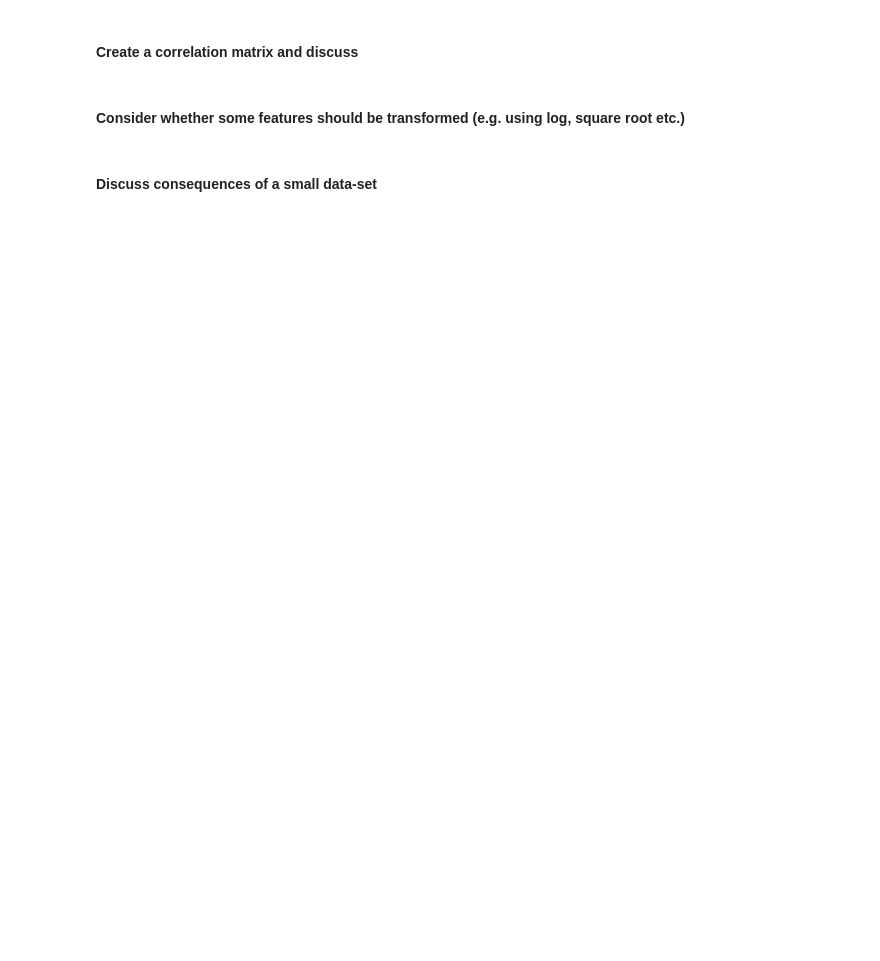
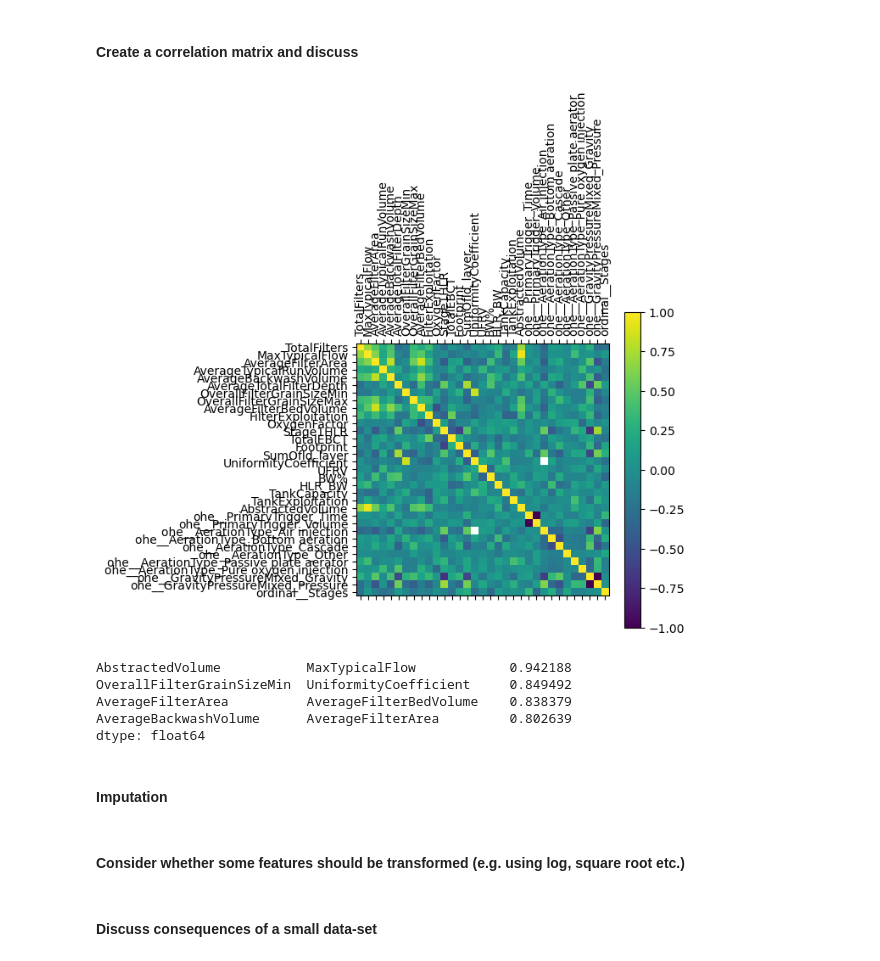
Before and after one commit to ReinhardtR/MAL1-assignment-3, a Jupyter notebook: Preprocessing - Water treatment plants.ipynb, the cells around one changed output. Cells and saved outputs as stored; diff of their text form; code cells hidden in the pictures; blank space fills up the shorter version.

```diff
--- a/Preprocessing - Water treatment plants.ipynb
+++ b/Preprocessing - Water treatment plants.ipynb
@@ -104,0 +285,18 @@ We chose a threshhold percentage of x %, and chose to remove all columns that ha
+# %%
+categorical_cols = ["PrimaryTrigger","AerationType","GravityPressureMixed"]
+ordinal_cols= ["Stages"]
+
+transformer = ColumnTransformer(
+    transformers=[
+        ("ohe", OneHotEncoder(), categorical_cols),
+        ("ordinal", OrdinalEncoder(), ordinal_cols),
+    ]
+)
+
+# Fit the transformer to the data
+df_encoded_cols = transformer.fit_transform(df_filtered)
+
+# Convert the result to a DataFrame
+df_encoded_cols = pd.DataFrame(df_encoded_cols, columns=transformer.get_feature_names_out())
+
+df_encoded_cols.head()
@@ -104,0 +310,6 @@ We chose a threshhold percentage of x %, and chose to remove all columns that ha
+# %%
+# Take the features from df_encoded, and override the features with the same names in df_filtered
+df_encoded = df_filtered.drop(columns=categorical_cols + ordinal_cols)
+df_encoded = pd.concat([df_encoded, df_encoded_cols], axis=1)
+
+df_encoded.head()
@@ -104,0 +328,7 @@ We chose a threshhold percentage of x %, and chose to remove all columns that ha
+# %%
+# For each numerical column, use the RobustScaler to scale the data
+scaler = RobustScaler()
+df_scaled = df_encoded.copy()
+df_scaled[df_scaled.columns] = scaler.fit_transform(df_scaled)
+
+df_scaled.head()
@@ -105,5 +343,35 @@ We chose a threshhold percentage of x %, and chose to remove all columns that ha
 # %% [markdown]
 #### Create a correlation matrix and discuss
+# %%
+# Make correlation matrix
+correlation_matrix = df_scaled.corr()
+
+
+# Plot the correlation matrix
+plt.matshow(correlation_matrix)
+plt.xticks(range(len(correlation_matrix.columns)), correlation_matrix.columns, rotation=90)
+plt.yticks(range(len(correlation_matrix.columns)), correlation_matrix.columns)
+plt.colorbar()
+plt.show()
+# %% [output]
+[figure, added]
+# %%
+# Print the names of the most correlated columns
+correlation_matrix = correlation_matrix.abs()
+correlation_matrix = correlation_matrix.unstack()
+correlation_matrix = correlation_matrix.sort_values(ascending=False)
+correlation_matrix = correlation_matrix[correlation_matrix < 1]
+correlation_matrix = correlation_matrix[correlation_matrix >= 0.8]
+correlation_matrix = correlation_matrix[correlation_matrix.index.get_level_values(0) < correlation_matrix.index.get_level_values(1)]
+print(correlation_matrix)
+# %% [output]
+AbstractedVolume           MaxTypicalFlow            0.942188
+OverallFilterGrainSizeMin  UniformityCoefficient     0.849492
+AverageFilterArea          AverageFilterBedVolume    0.838379
+AverageBackwashVolume      AverageFilterArea         0.802639
+dtype: float64
+# %% [markdown]
+#### Imputation
 # %% [markdown]
 #### Consider whether some features should be transformed (e.g. using log, square root etc.)
 # %% [markdown]
```
Also changed, not shown: parts of 25 cells of this notebook.
